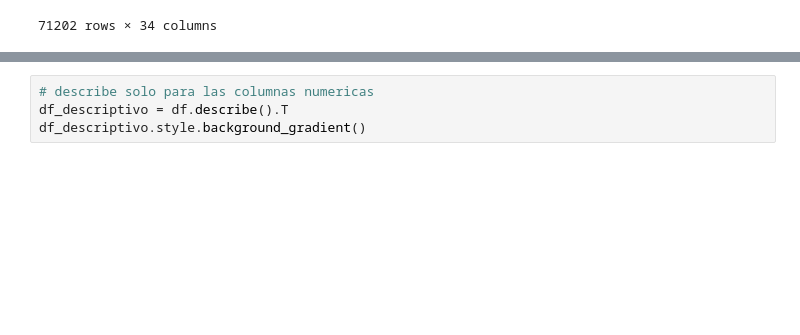
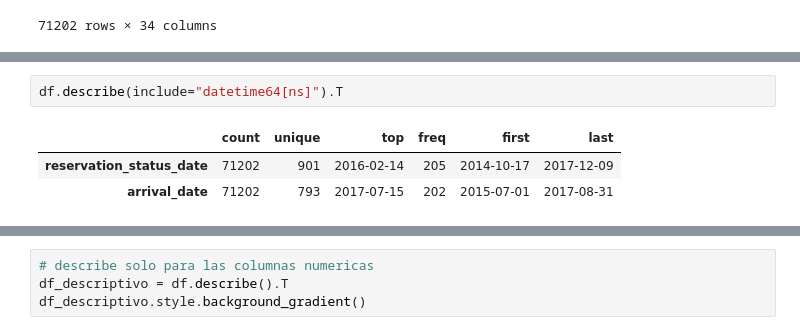
Before and after one commit to Ironhack-Data-Madrid-PartTime-May22/apuntes_clases, a Jupyter notebook: semana-10-13/streamlit/notebooks/analisis.ipynb, the cells around one changed output, grey strips where cells are left out. Cells and saved outputs as stored; diff of their text form; blank space fills up the shorter version.

```diff
--- a/semana-10-13/streamlit/notebooks/analisis.ipynb
+++ b/semana-10-13/streamlit/notebooks/analisis.ipynb
@@ -44 +53,7 @@ df
+# %%
+df.describe(include="datetime64[ns]").T
+# %% [output]
+|  | count | unique | top | freq | first | last |
+| reservation_status_date | 71202 | 901 | 2016-02-14 | 205 | 2014-10-17 | 2017-12-09 |
+| arrival_date | 71202 | 793 | 2017-07-15 | 202 | 2015-07-01 | 2017-08-31 |
 # %% [markdown]
```
Also changed, not shown: parts of 6 cells of this notebook, 1 other file.
